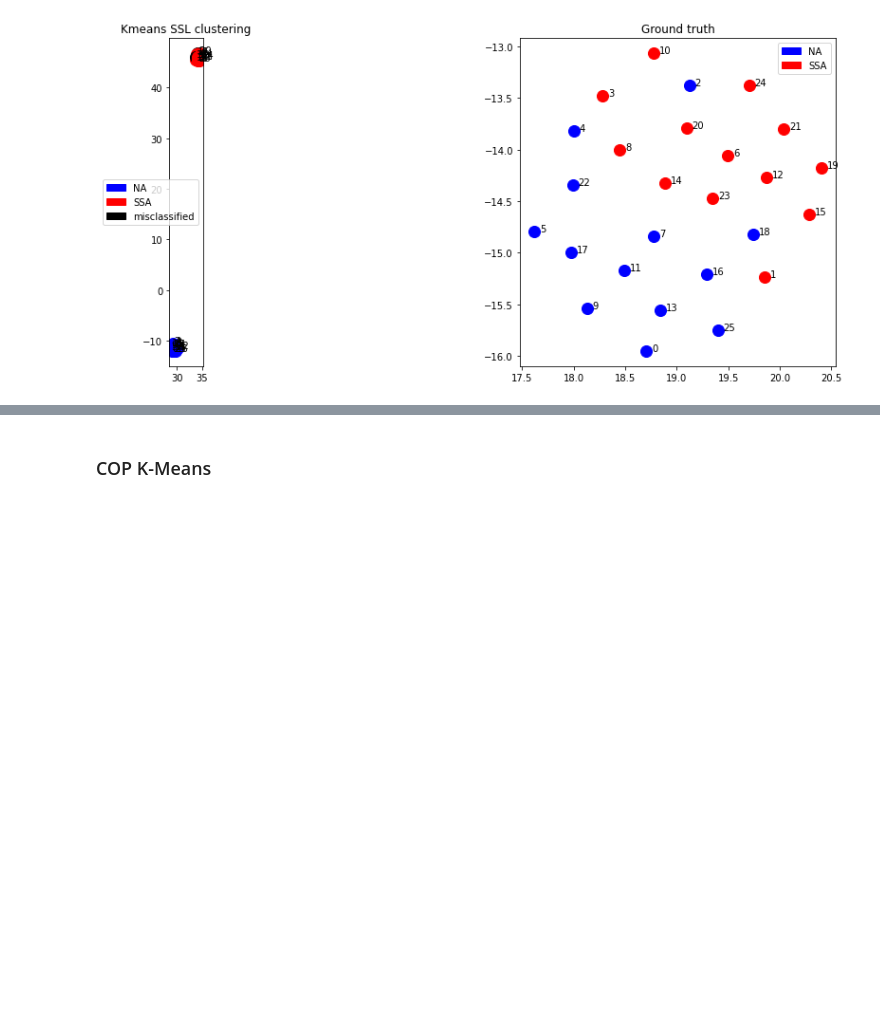
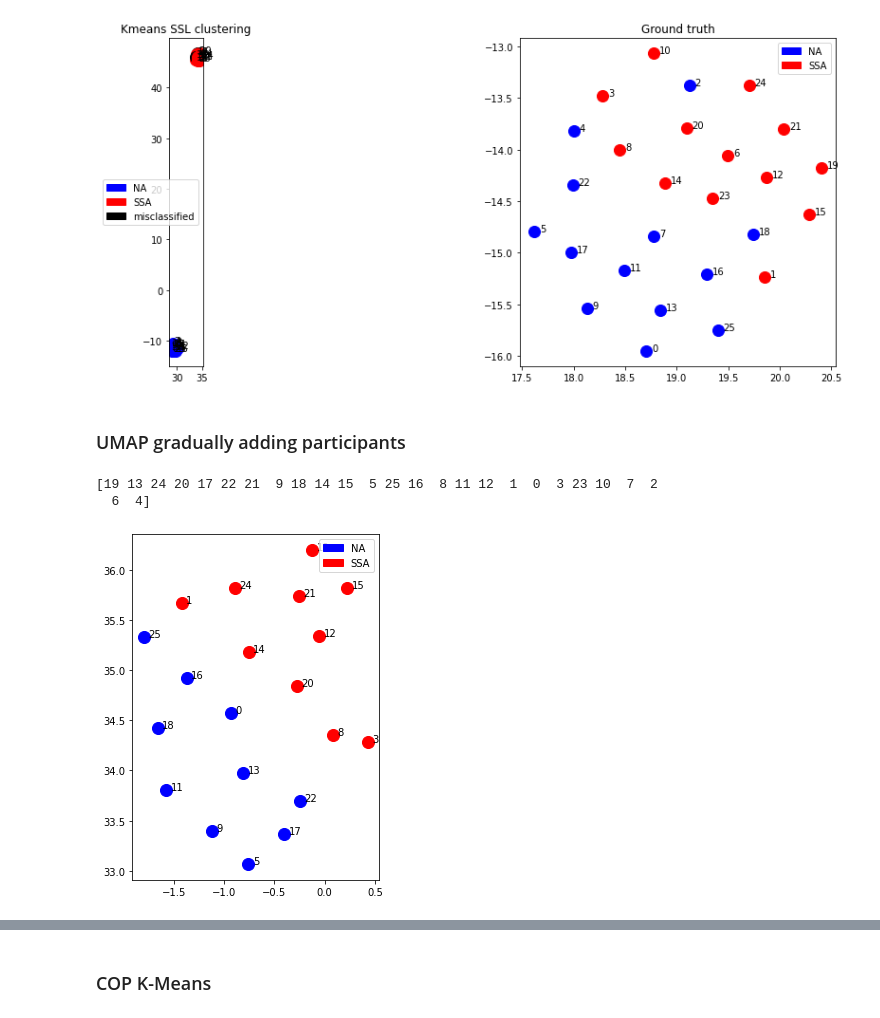
Before and after one commit to alexandremerasli/TFE, a Jupyter notebook: cluster_data.ipynb, the cells around one changed output, grey strips where cells are left out. Saved outputs shown, nothing was run; the diff lists cells and outputs as text; code cells hidden in the pictures; blank space fills up the shorter version.

```diff
--- a/cluster_data.ipynb
+++ b/cluster_data.ipynb
@@ -323,7 +323,7 @@ from sklearn.metrics import davies_bouldin_score,adjusted_rand_score
 class Results():
 
     def __init__(self,name,random_init,sslLabel=None,n_neighbors=3):
-        self.accuracy = np.zeros((int(N/4)+2,len(coefficients)))
+        self.accuracy = np.zeros((N,len(coefficients)))
         self.best_accuracy = 0
         self.best_dim = 0
         self.best_norm = 0
@@ -565,7 +565,7 @@ class MapMethodResults(Results):
     def clusteringAccuracyWithDimension(self):
         # Plot clustering accuracy with increasing dimension
         for p in range(len(coefficients)):
-            plt.plot(np.arange(1,int(N/4)+3),self.accuracy[:,p],label=str(coefficients[p]))
+            plt.plot(np.arange(1,N+1),self.accuracy[:,p],label=str(coefficients[p]))
         plt.xlabel("number of mds dimensions")
         plt.ylabel("%s accuracy" %self.name)
         plt.legend()
@@ -1358,7 +1406,7 @@ mat = np.copy(study_matrix[sortedIdx,:])
 mat = mat[:,sortedIdx]
 
 
-p = 20
+p = 26
 mat = mat[:p,:p]
 
 condition = np.genfromtxt(os.path.join('condition.csv'),delimiter=',')
@@ -1916,3 +1964,29 @@ Frequencies
  0. 1.]
 [1 0 0 1 1 1 0 1 1 1 0 1 0 1 0 0 1 1 0 0 0 0 1 0 0 1]
 [figure]
+# %% [markdown]
+### UMAP gradually adding participants
+# %%
+sortedIdx = bestClassifiedOverAll(kmeansSSL_result,N)
+print(sortedIdx)
+mat = np.copy(study_matrix[sortedIdx,:])
+mat = mat[:,sortedIdx]
+
+
+p = 20
+mat = mat[:p,:p]
+
+condition = np.genfromtxt(os.path.join('condition.csv'),delimiter=',')
+condition = np.array(condition,dtype='int') # Convert into array
+condition = condition[sortedIdx]
+condition = condition[:p]
+narrative = np.where(condition == 0)[0]
+stimulus = np.where(condition == 1)[0]
+
+distance_matrix = computeDistanceMatrix(1,addCoef=0,keepDiag=True,study_matrix=mat)
+points = computeUMAPCoordinate(distance_matrix,None,n_neighbors=8)
+plotPoints(points,title='',subjects=sortedIdx)
+# %% [output]
+[19 13 24 20 17 22 21  9 18 14 15  5 25 16  8 11 12  1  0  3 23 10  7  2
+  6  4]
+[figure, added]
```
Also changed, not shown: parts of 7 cells of this notebook.
